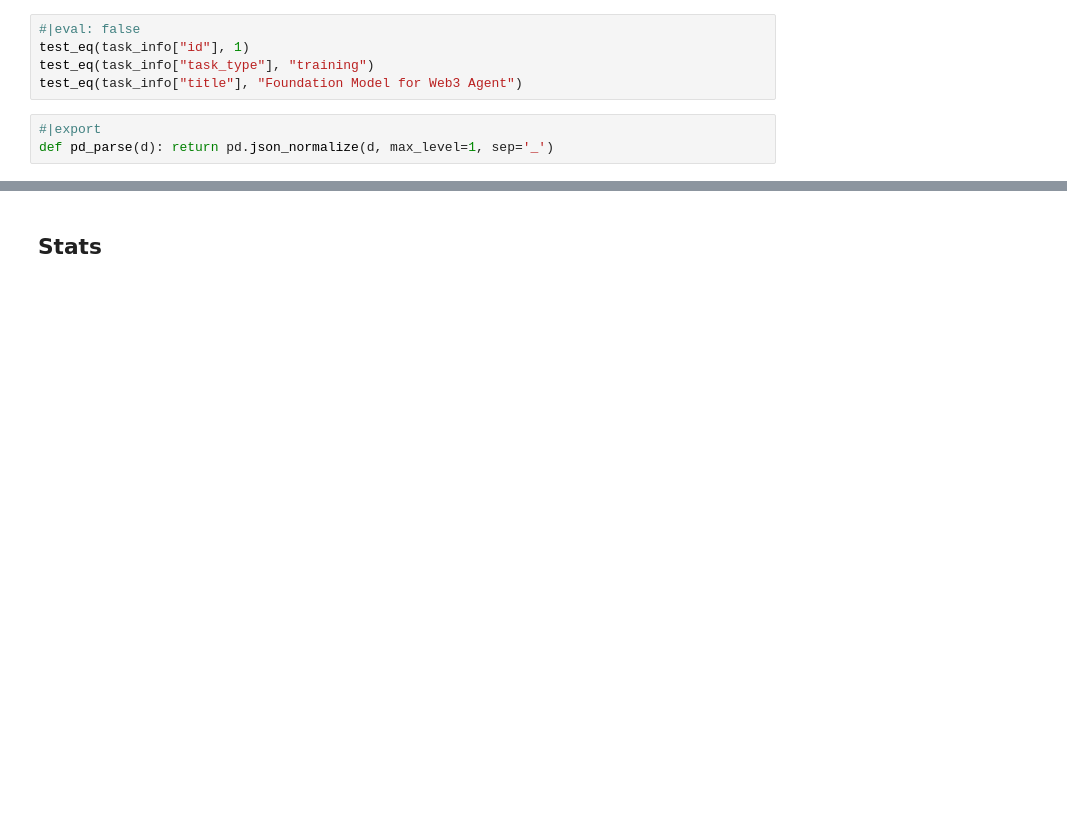
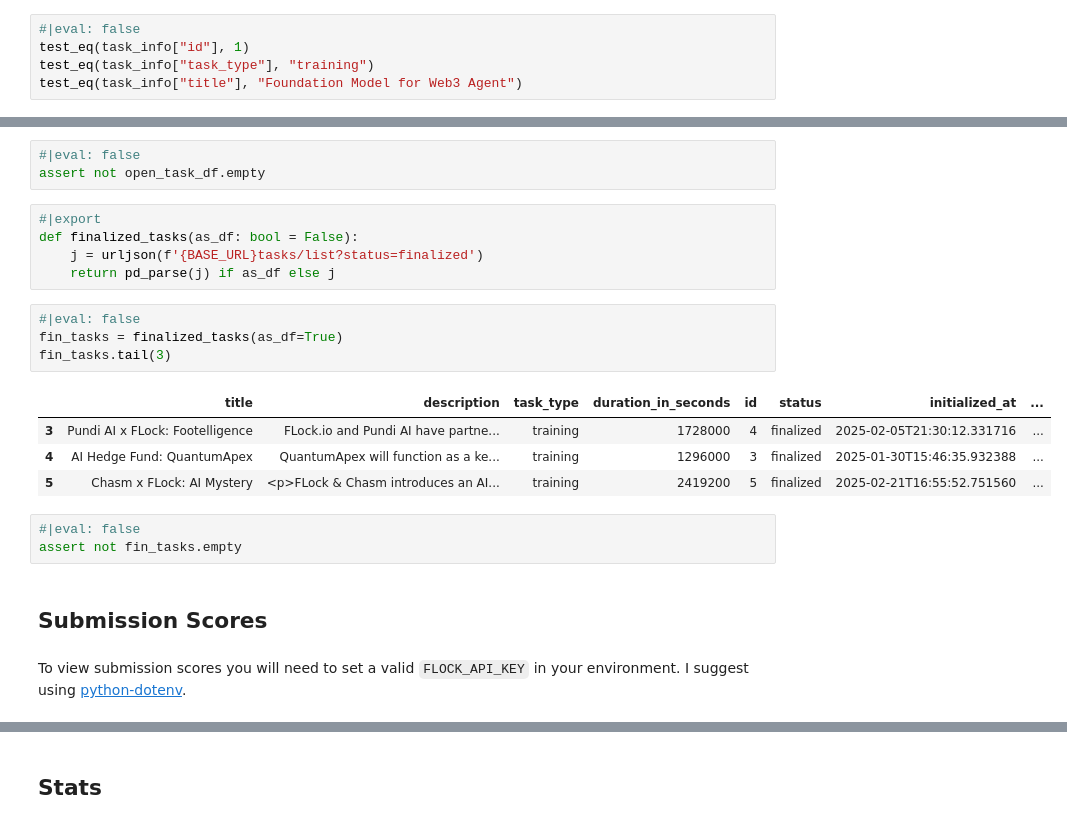
Before and after one commit to CarloLepelaars/flocky, a Jupyter notebook: nbs/01_api.ipynb, the cells around one changed output, grey strips where cells are left out. Cells and saved outputs as stored; diff of their text form; blank space fills up the shorter version.

```diff
--- a/nbs/01_api.ipynb
+++ b/nbs/01_api.ipynb
@@ -47,8 +53,5 @@ run
 test_eq(task_info["id"], 1)
 test_eq(task_info["task_type"], "training")
 test_eq(task_info["title"], "Foundation Model for Web3 Agent")
-# %%
-#|export
-def pd_parse(d): return pd.json_normalize(d, max_level=1, sep='_')
 # %%
 #|eval: false
@@ -63,0 +81,24 @@ def list_open_tasks():
+# %%
+#|eval: false
+assert not open_task_df.empty
+# %%
+#|export
+def finalized_tasks(as_df: bool = False):
+    j = urljson(f'{BASE_URL}tasks/list?status=finalized')
+    return pd_parse(j) if as_df else j
+# %%
+#|eval: false
+fin_tasks = finalized_tasks(as_df=True)
+fin_tasks.tail(3)
+# %% [output]
+|  | title | description | task_type | duration_in_seconds | id | status | initialized_at | ... |
+| 3 | Pundi AI x FLock: Footelligence | FLock.io and Pundi AI have partne... | training | 1728000 | 4 | finalized | 2025-02-05T21:30:12.331716 | ... |
+| 4 | AI Hedge Fund: QuantumApex | QuantumApex will function as a ke... | training | 1296000 | 3 | finalized | 2025-01-30T15:46:35.932388 | ... |
+| 5 | Chasm x FLock: AI Mystery | <p>FLock & Chasm introduces an AI... | training | 2419200 | 5 | finalized | 2025-02-21T16:55:52.751560 | ... |
+# %%
+#|eval: false
+assert not fin_tasks.empty
+# %% [markdown]
+## Submission Scores
+# %% [markdown]
+To view submission scores you will need to set a valid `FLOCK_API_KEY` in your environment. I suggest using [python-dotenv](https://pypi.org/project/python-dotenv).
```
Also changed, not shown: parts of 50 cells of this notebook, 7 other files.
